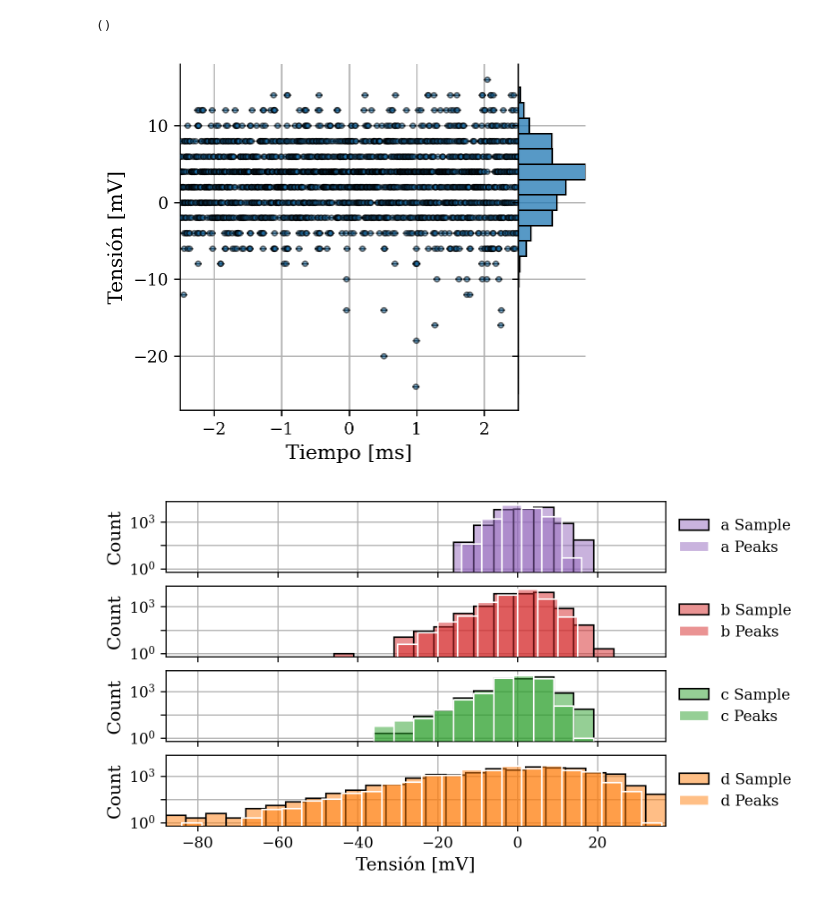
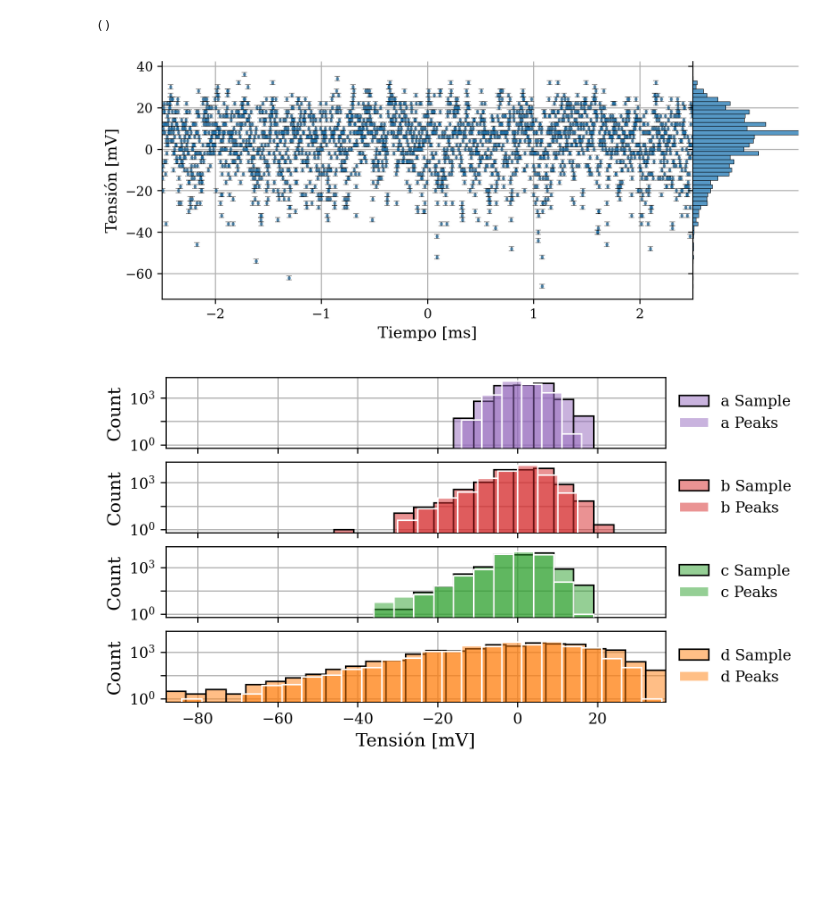
Before and after one commit to agustinbrusco/Laboratorio5, a Jupyter notebook: Datos y código - Práctica 3/adquisicion.ipynb, the cells around one changed output. Cells and saved outputs as stored; diff of their text form; code cells hidden in the pictures; blank space fills up the shorter version.

```diff
--- a/Datos y código - Práctica 3/adquisicion.ipynb
+++ b/Datos y código - Práctica 3/adquisicion.ipynb
@@ -54,19 +58,28 @@ def save_osci_data(t, *channels, filename=None):
 # %%
-tiempo, channel1 = osci.read_data(1)  # s, V
-# tiempo, channel1 = np.load("rudio0.npy")  # s, V
+# Leer del osciloscopio:
+# tiempo, channel1 = osci.read_data(1)  # s, V
+
+# Leer una tanda guardada:
+modo, angulo, tension, config = "sample", 230, 990, "d"
+tiempo, channel1 = np.load(f"osci_sample/{modo}_a{angulo}_t{tension}_{config}.npy")  # s, V
+tiempo = tiempo[:2500]
+channel1 = channel1[:2500]
+
 res = 2e-3  # V
 vals_unicos = np.unique(channel1)
 bins = 1e3*np.arange(vals_unicos.min() - res/2, vals_unicos.max()+res/2, res)  # mV
 g = sns.JointGrid(x=tiempo*1e3, y=channel1*1e3, height=4, ratio=5, space=0)
 # g.plot_joint(plt.errorbar, xerr=np.diff(tiempo).mean(),
 #              fmt='.', ms=2, mec="k", mew=0.5, alpha=0.5, ecolor='k', capsize=2, zorder=10)
-g.plot_joint(plt.errorbar, yerr=res/2,
-             fmt=".", mec="k", ecolor="k", capsize=2, alpha=0.5, zorder=10)
+g.plot_joint(plt.errorbar, yerr=1e3*res/2,
+             fmt=".", ms=4, mec="C0", mew=0.5,
+             ecolor="k", capsize=2, alpha=0.5, zorder=10)
 g.ax_marg_x.set_visible(False)
 g.plot_marginals(sns.histplot, bins=bins, zorder=10)
 g.ax_joint.set_xlabel("Tiempo [ms]")
 g.ax_joint.set_ylabel("Tensión [mV]")
 g.ax_joint.set_xlim(min(tiempo*1e3), max(tiempo*1e3))
+g.figure.set_size_inches((8, 3.5))
 plt.show()
 # %% [output]
-[figure, old version]
+[figure, new version]
```
Also changed, not shown: parts of 14 cells of this notebook, 25 other files.
